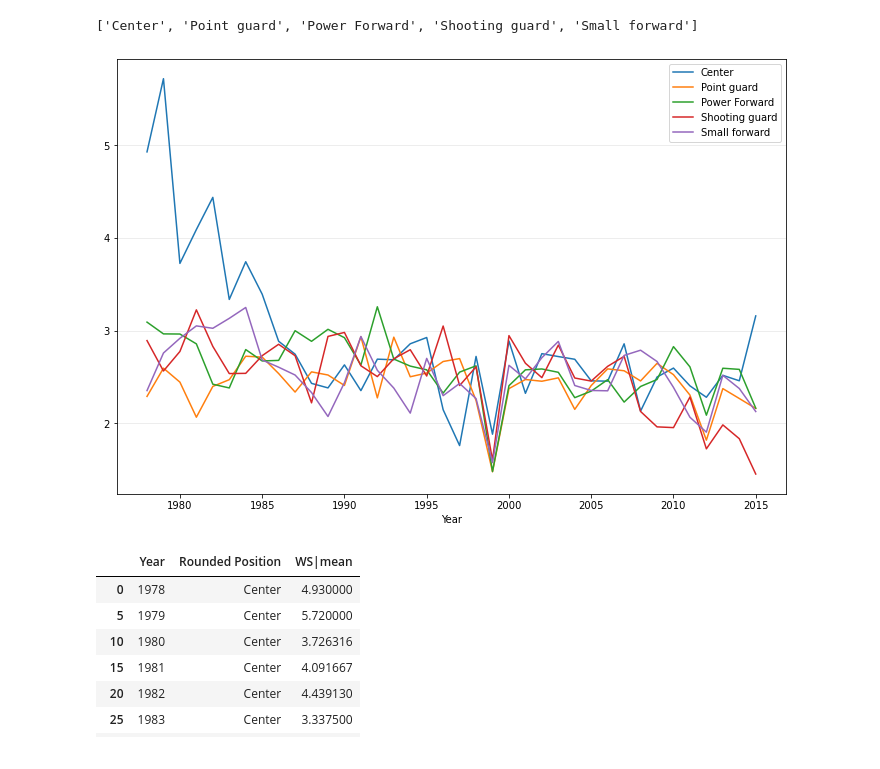
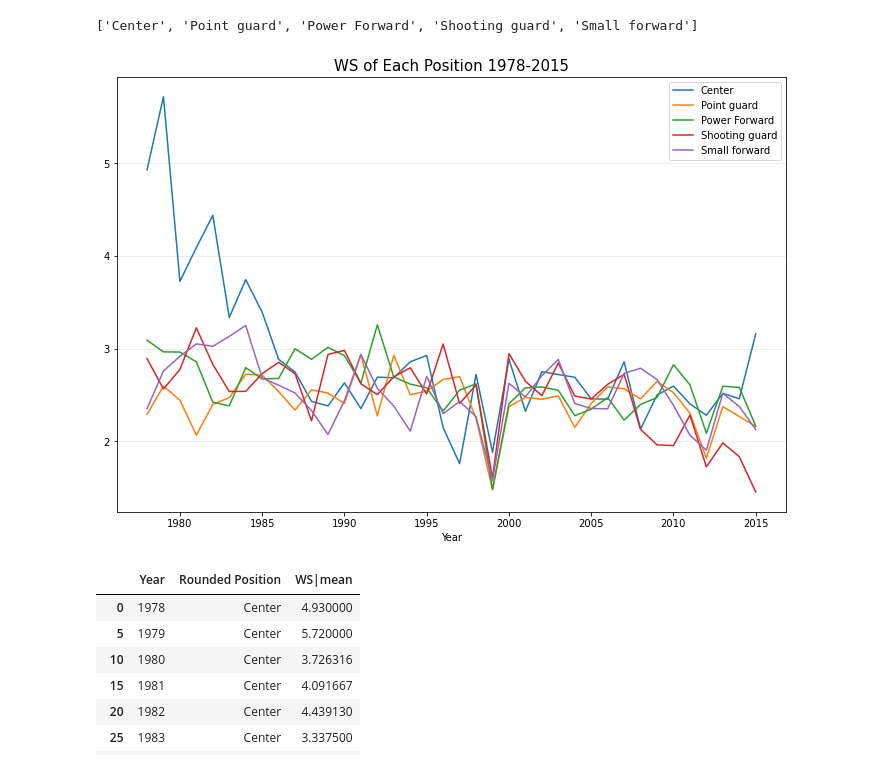
Before and after one commit to lovenalee/Ballers-Project1-Do-You-Really-Know-The-NBA-, a Jupyter notebook: Most Valuable position analysis - Vena.ipynb, the cells around one changed output. Cells and saved outputs as stored; diff of their text form; code cells hidden in the pictures.

Commit message:
update graph format

```diff
--- a/Most Valuable position analysis - Vena.ipynb
+++ b/Most Valuable position analysis - Vena.ipynb
@@ -56,15 +56,16 @@ positions
 # %%
 # Line Plot
 fig , ax = plt.subplots(figsize = (12,8))
 
 for position , group in WS_Analysis.groupby('Rounded Position'):
     group.plot(x='Year',y='WS|mean',ax =ax, label=position)
 
 ax.yaxis.grid(True, linestyle='-', which='major', color='lightgrey',
                alpha=0.5)
+ax.set_title('WS of Each Position 1978-2015', size = 15)
 plt.show()
 # %% [output]
-[figure, old version]
+[figure, new version]
 # %%
 #group_by_year_df = WS_Analysis.groupby(['Year'], sort=False)['WS|mean'].max()
 most_valuable_position = WS_Analysis.groupby(['Year'])['WS|mean'].transform(max) == WS_Analysis['WS|mean']
```
Also changed, not shown: 1 other file.
